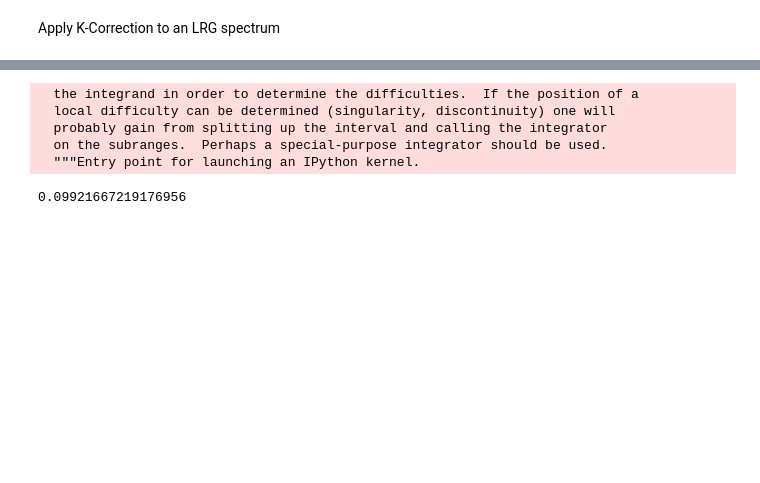
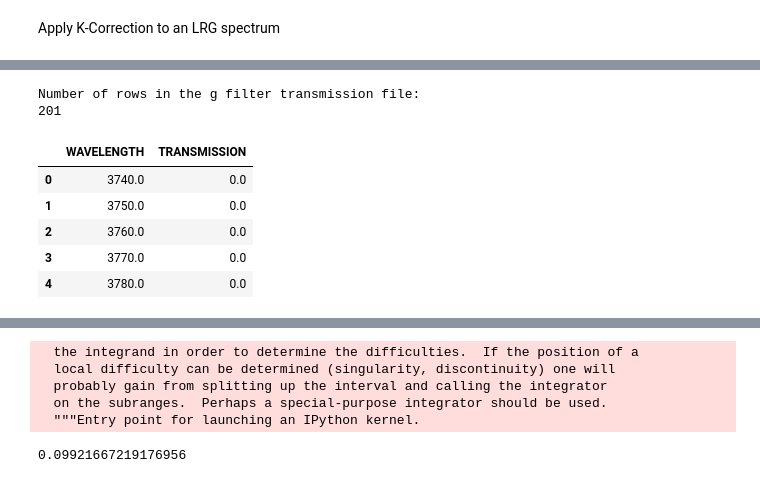
Before and after one commit to rmorgan10/kcorrection, a Jupyter notebook: KCorrection.ipynb, the cells around one changed output, grey strips where cells are left out. Drawn from its saved outputs; the diff is of its cells as text; code cells hidden in the pictures; blank space fills up the shorter version.

```diff
--- a/KCorrection.ipynb
+++ b/KCorrection.ipynb
@@ -45,3 +46,20 @@ plt.show()
+# %%
+# Comand shell - transmission curves of the filters files
+print('Number of rows in the g filter transmission file:')
+! cat filters/DECam_g.dat | wc -l
+passband = pd.read_csv('filters/DECam_g.dat',
+                           names=['WAVELENGTH', 'TRANSMISSION'],
+                           delim_whitespace=True, comment='#')
+passband.head()
+# %% [output]
+Number of rows in the g filter transmission file:
+201
+|  | WAVELENGTH | TRANSMISSION |
+| 0 | 3740.0 | 0.0 |
+| 1 | 3750.0 | 0.0 |
+| 2 | 3760.0 | 0.0 |
+| 3 | 3770.0 | 0.0 |
+| 4 | 3780.0 | 0.0 |
 # %%
 def read_passband(band):
     """
```
Also changed, not shown: parts of 10 cells of this notebook.
